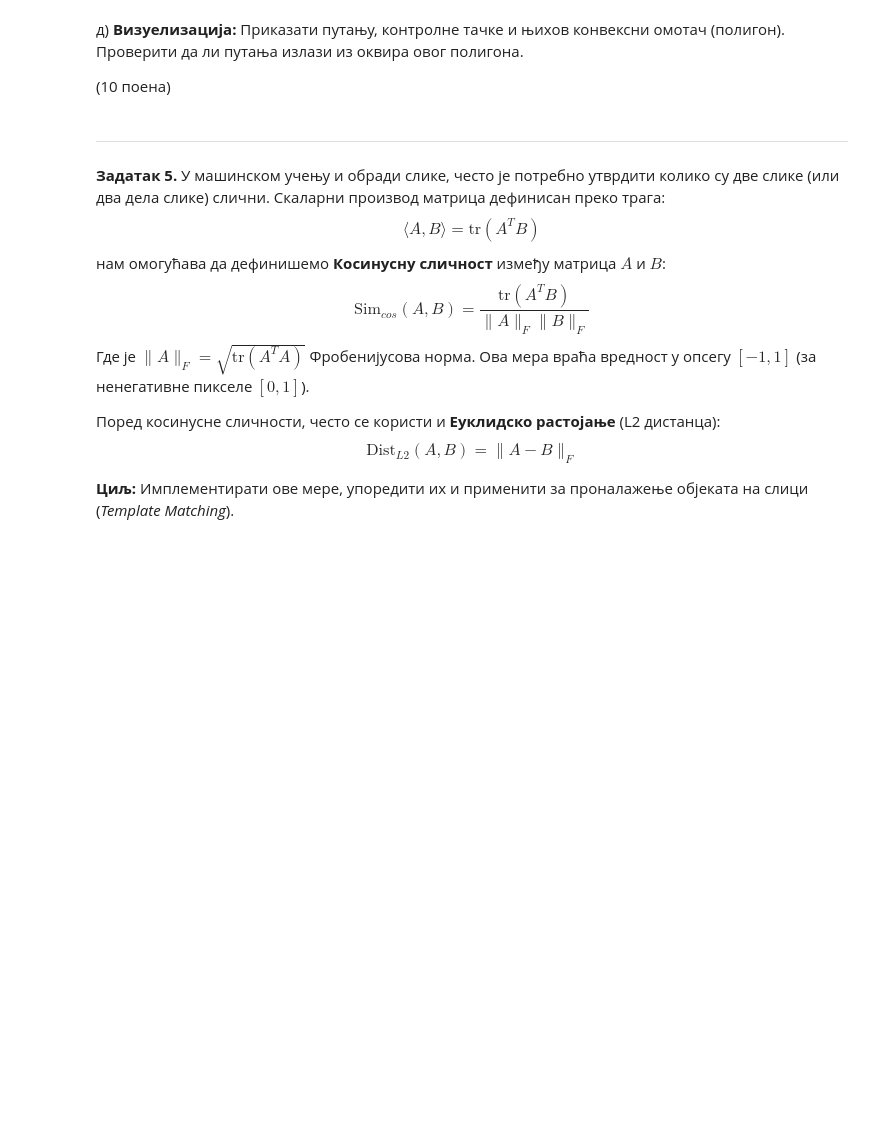
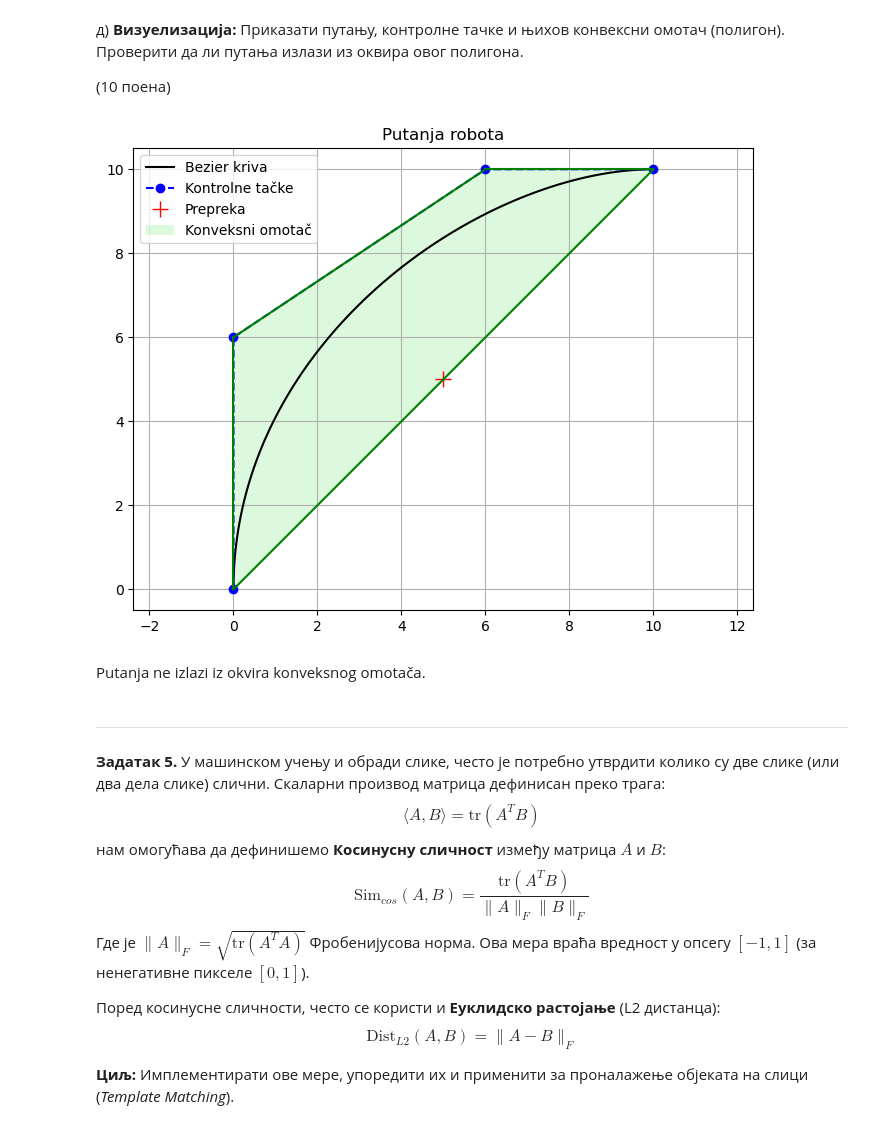
Before and after one commit to paunovicjovan/mathematical-methods-for-machine-learning, a Jupyter notebook: Homeworks/02Domaci2025-26_Jovan_Paunovic.ipynb, the cells around one changed output. Saved outputs shown, nothing was run; the diff lists cells and outputs as text; code cells hidden in the pictures; blank space fills up the shorter version.

```diff
--- a/Homeworks/02Domaci2025-26_Jovan_Paunovic.ipynb
+++ b/Homeworks/02Domaci2025-26_Jovan_Paunovic.ipynb
@@ -446,6 +577,40 @@ $$D_1 - (1-t)^3 P_0 - t^3 P_3 = 3t(1-t)^2 \mathbf{P_1} + 3t^2(1-t) \mathbf{P_2}$
 д) **Визуелизација:** Приказати путању, контролне тачке и њихов конвексни омотач (полигон). Проверити да ли путања излази из оквира овог полигона.
 
 (10 поена)
+# %%
+control_points = np.array([[0, 0],
+                           [0, 6],
+                           [6, 10],
+                           [10, 10]])
+
+data_points = np.array([5, 5])
+
+t = np.linspace(0, 1, 100)
+curve_points = de_casteljau(control_points, t)
+hull = ConvexHull(control_points)
+
+plt.figure(figsize=(8,6))
+
+plt.plot(curve_points[:,0], curve_points[:,1], 'k-', label='Bezier kriva')
+plt.plot(control_points[:,0], control_points[:,1], 'bo--', label='Kontrolne tačke')
+plt.plot(data_points[0], data_points[1], 'r+', markersize=12, label='Prepreka')
+
+for simplex in hull.simplices:
+    plt.plot(control_points[simplex,0], control_points[simplex,1], 'g-')
+
+plt.fill(control_points[hull.vertices,0], control_points[hull.vertices,1],
+         facecolor='lightgreen', alpha=0.3, label='Konveksni omotač')
+
+
+plt.legend()
+plt.axis('equal')
+plt.grid(True)
+plt.title("Putanja robota")
+plt.show()
+# %% [output]
+[figure, added]
+# %% [markdown]
+Putanja ne izlazi iz okvira konveksnog omotača.
 # %% [markdown]
 ***
 # %% [markdown]
```
Also changed, not shown: parts of 8 cells of this notebook, 2 other files.
